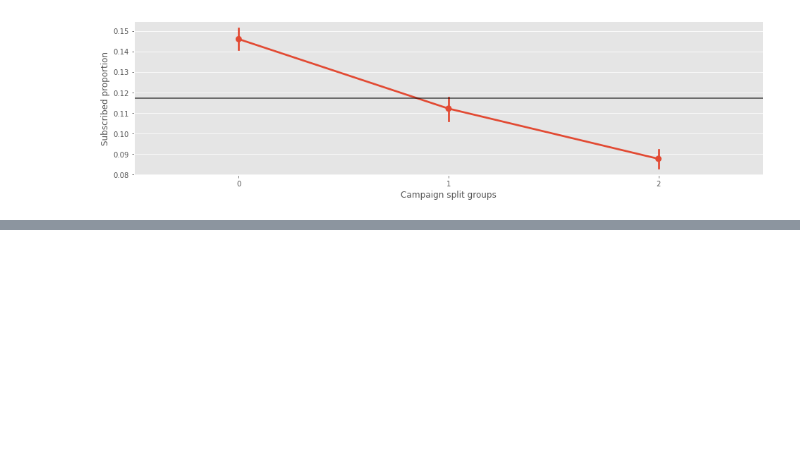
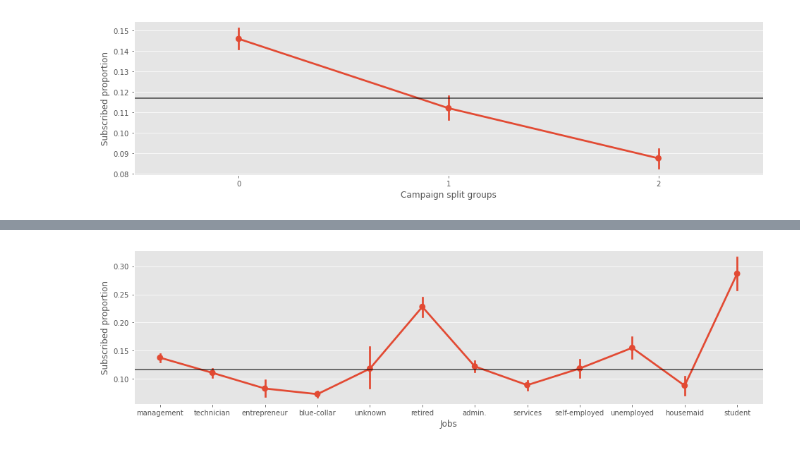
Before and after one commit to TK-Problem/Task-for-Quantitative-Analyst, a Jupyter notebook: results.ipynb, the cells around one changed output, grey strips where cells are left out. Drawn from its saved outputs; the diff is of its cells as text; code cells hidden in the pictures; blank space fills up the shorter version.

```diff
--- a/results.ipynb
+++ b/results.ipynb
@@ -925,0 +950,15 @@ People who are often contacted are less likely to subscribe.
+# %%
+# temp DataFrame for quick calculations
+_df = df_bank_full[['job', 'y']].copy()
+_df.y.replace({'no': 0, 'yes': 1}, inplace=True)
+fig, ax = plt.subplots(1, 1, figsize=(16, 4))
+
+# Draw a nested barplot by species and sex
+sns.pointplot(x="job", y="y", data=_df, dodge=True, ax=ax)
+
+# horizontal line to show mean subscription rate per group
+ax.axhline(_df['y'].mean(), color='k', alpha=0.7)
+ax.set_ylabel('Subscribed proportion')
+ax.set_xlabel('Jobs');
+# %% [output]
+[figure, added]
```
Also changed, not shown: parts of 53 cells of this notebook.
